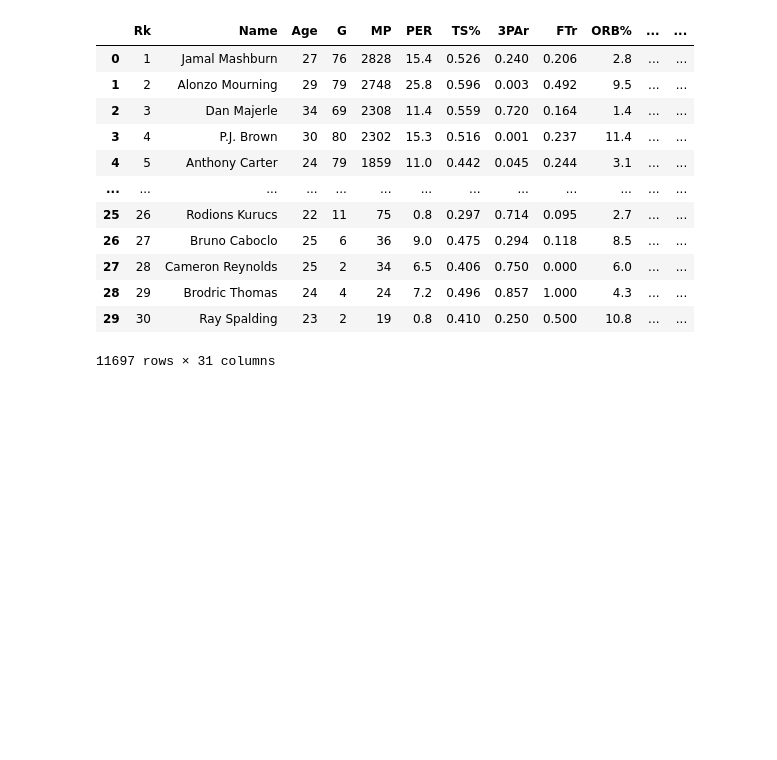
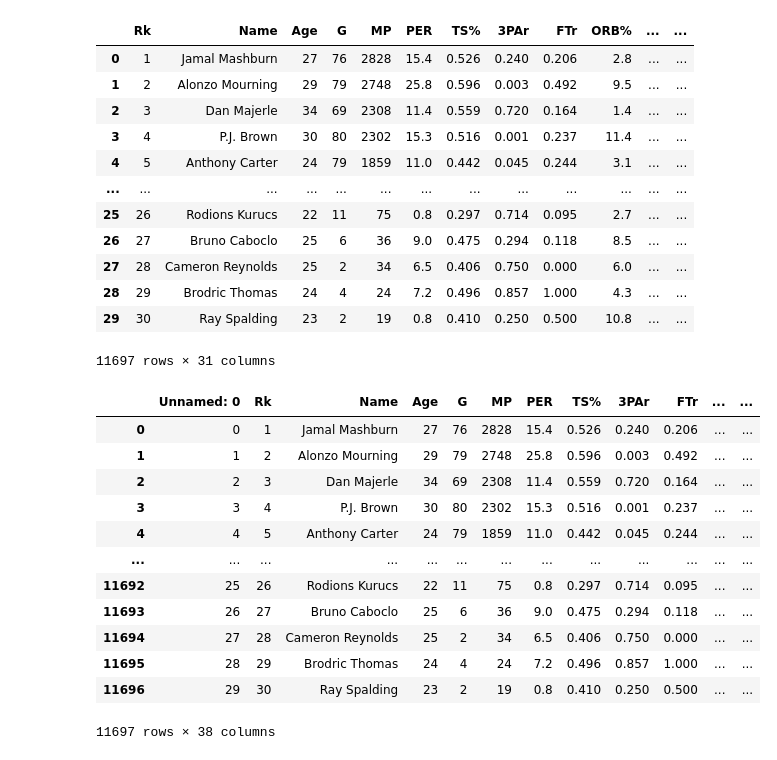
Before and after one commit to ShabKasra/ShabKasra.github.io, a Jupyter notebook: rec_predictor/Record_Predictor.ipynb, the cells around one changed output. Drawn from its saved outputs; the diff is of its cells as text; code cells hidden in the pictures; blank space fills up the shorter version.

Commit message:
Added previous data to non-rookies

```diff
--- a/rec_predictor/Record_Predictor.ipynb
+++ b/rec_predictor/Record_Predictor.ipynb
@@ -77,0 +76,68 @@ csv = rosterData.to_csv("all_player_data.csv")
+# %%
+
+csv = rosterData.to_csv("all_player_data.csv")
+rosterData =  pd.read_csv("all_player_data.csv")
+del rosterData["Unnamed: 22"]
+del rosterData["Unnamed: 17"]
+
+rosterData.reset_index(drop = True,inplace = True)
+# %%
+rosterData["Previous TS%"] = 0
+rosterData["Previous TRB%"] = 0
+rosterData["Previous AST%"] = 0
+rosterData["Previous BPM"] = 0
+rosterData["Previos VORP"] = 0
+rosterData["Previous WS"] = 0
+rosterData["Previous WS/48"] = 0
+rosterData["Rookie"] = False
+
+for index, row in rosterData.iterrows():
+    currentYear = row["Year"]
+    previousYear = currentYear - 1
+    name = row["Name"]
+
+    prevYearRow = rosterData.loc[(rosterData["Name"] == name) & (rosterData["Year"] == previousYear)]
+    if len(prevYearRow) == 0:
+        prevYearRow = rosterData.loc[(rosterData["Name"] == name) & (rosterData["Year"] == previousYear - 1)]
+        if (len(prevYearRow) == 0):
+            prevYearRow = rosterData.loc[(rosterData["Name"] == name) & (rosterData["Year"] == previousYear - 2)]
+            if (len(prevYearRow) == 0):
+                rosterData.loc[index,"Rookie"] = True
+
+    if len(prevYearRow) > 1:
+        prevYearRow = rosterData[rosterData.index == prevYearRow["G"].idxmax()]
+
+    if (rosterData.loc[index,"Rookie"] != True):
+        rosterData.loc[index,"Previous TS%"] = float(prevYearRow["TS%"])
+        rosterData.loc[index,"Previous TRB%"] = float(prevYearRow["TRB%"])
+        rosterData.loc[index,"Previous AST%"] = float(prevYearRow["AST%"])
+        rosterData.loc[index,"Previous BPM"] = float(prevYearRow["BPM"])
+        rosterData.loc[index,"Previos VORP"] = float(prevYearRow["VORP"])
+        rosterData.loc[index,"Previous WS"] = float(prevYearRow["WS"])
+        rosterData.loc[index,"Previous WS/48"] = float(prevYearRow["WS/48"])
+    else:
+        rosterData.loc[index,"Previous TS%"] = 0
+        rosterData.loc[index,"Previous TRB%"] = 0
+        rosterData.loc[index,"Previous AST%"] = 0
+        rosterData.loc[index,"Previous BPM"] = 0
+        rosterData.loc[index,"Previos VORP"] = 0
+        rosterData.loc[index,"Previous WS"] = 0
+        rosterData.loc[index,"Previous WS/48"] = 0
+
+
+
+rosterData
+# %% [output]
+|  | Unnamed: 0 | Rk | Name | Age | G | MP | PER | TS% | 3PAr | FTr | ... | ... |
+| 0 | 0 | 1 | Jamal Mashburn | 27 | 76 | 2828 | 15.4 | 0.526 | 0.240 | 0.206 | ... | ... |
+| 1 | 1 | 2 | Alonzo Mourning | 29 | 79 | 2748 | 25.8 | 0.596 | 0.003 | 0.492 | ... | ... |
+| 2 | 2 | 3 | Dan Majerle | 34 | 69 | 2308 | 11.4 | 0.559 | 0.720 | 0.164 | ... | ... |
+| 3 | 3 | 4 | P.J. Brown | 30 | 80 | 2302 | 15.3 | 0.516 | 0.001 | 0.237 | ... | ... |
+| 4 | 4 | 5 | Anthony Carter | 24 | 79 | 1859 | 11.0 | 0.442 | 0.045 | 0.244 | ... | ... |
+| ... | ... | ... | ... | ... | ... | ... | ... | ... | ... | ... | ... | ... |
+| 11692 | 25 | 26 | Rodions Kurucs | 22 | 11 | 75 | 0.8 | 0.297 | 0.714 | 0.095 | ... | ... |
+| 11693 | 26 | 27 | Bruno Caboclo | 25 | 6 | 36 | 9.0 | 0.475 | 0.294 | 0.118 | ... | ... |
+| 11694 | 27 | 28 | Cameron Reynolds | 25 | 2 | 34 | 6.5 | 0.406 | 0.750 | 0.000 | ... | ... |
+| 11695 | 28 | 29 | Brodric Thomas | 24 | 4 | 24 | 7.2 | 0.496 | 0.857 | 1.000 | ... | ... |
+| 11696 | 29 | 30 | Ray Spalding | 23 | 2 | 19 | 0.8 | 0.410 | 0.250 | 0.500 | ... | ... |
+11697 rows × 38 columns
```
Also changed, not shown: parts of 1 cell of this notebook.
